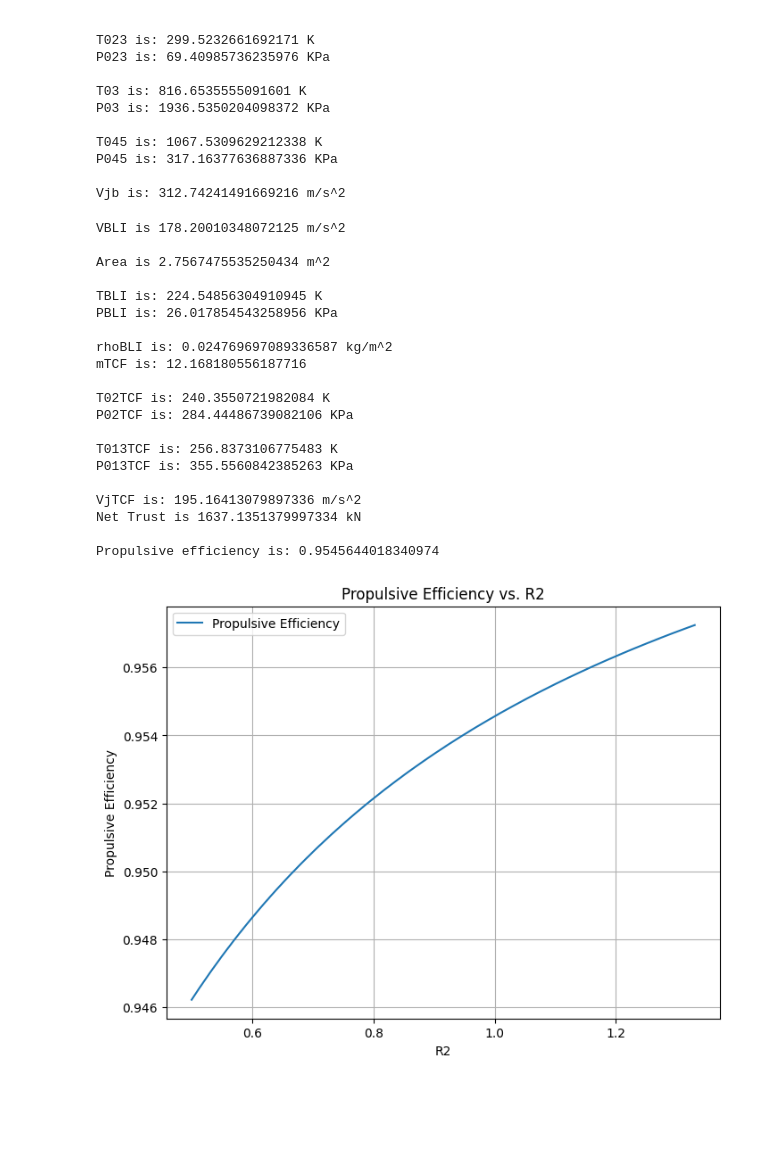
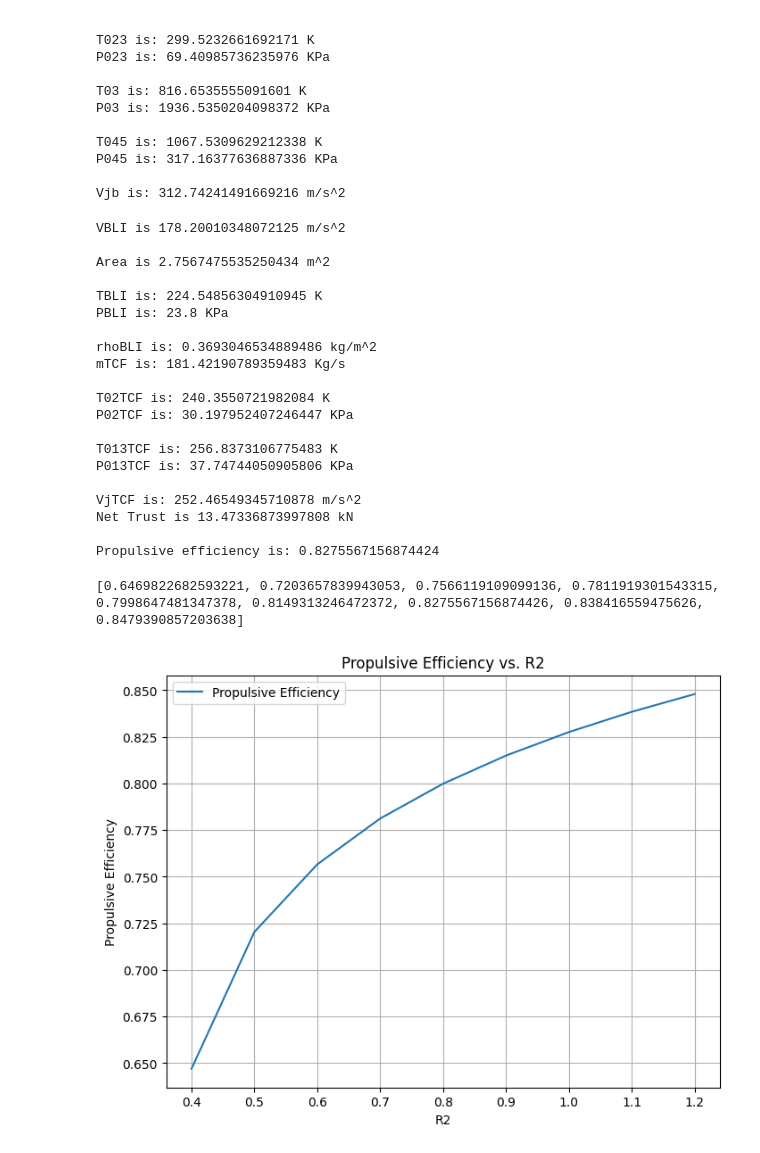
Before and after one commit to Bh00fie/CW1---Aircraft-Propulsion, a Jupyter notebook: CW1_jupiter.ipynb, the cells around one changed output. Drawn from its saved outputs; the diff is of its cells as text; code cells hidden in the pictures; blank space fills up the shorter version.

```diff
--- a/CW1_jupiter.ipynb
+++ b/CW1_jupiter.ipynb
@@ -124,7 +124,8 @@ Area = np.pi*((R2)**2) - np.pi*((R1)**2)
 print(f'Area is {Area} m^2\n')
 
 # Inlet Static State TBLI, TBLI
-ndMach = VBLI/(np.sqrt(cpAir*T02))
+T02BLI = T02
+ndMach = VBLI/(np.sqrt(cpAir*T02BLI))
 
 Minter = [0.57, 0.58, 0.59, 0.60, 0.61, 0.62, 0.63]
 Tinter = [0.9390, 0.9370, 0.9349, 0.9328, 0.9307, 0.9286, 0.9265]
@@ -137,28 +138,29 @@ TBLI = ((VBLI**2)/((MBLI**2)*gammaAir*Rair))
 print(f'TBLI is: {TBLI} K')
 
 # TBLIratio = np.interp(ndMach, ndInter, Tinter)
-# print(TBLIratio*T02)
+# print(f'fff {TBLIratio}')
 
 # Pressure BLI - PBLI
 PBLIratio = np.interp(ndMach, ndInter, Pinter)
-PBLI = P02*PBLIratio
+# PBLI = P02*PBLIratio
+PBLI = Patm
 print(f'PBLI is: {PBLI} KPa \n')
 
 # rhoBLI
-rhoBLI = (Rair*TBLI)/(PBLI*(10**5))
+# rhoBLI = (Rair*TBLI)/(PBLI*(10**5))
+rhoBLI = ((PBLI)/(Rair*TBLI))*1e3
 print(f'rhoBLI is: {rhoBLI} kg/m^2')
-
-# rhoBLIratio = np.interp(ndMach, ndInter, rhoInter) # Calculating the density using the density ration
-# rhoBLI2 = rhoAir*rhoBLIratio
-# print(f'rhoBLI2 is: {rhoBLI2} kg/m^2')
 
 # mass flow
 mTCF = Area*rhoBLI*VBLI
-print(f'mTCF is: {mTCF}\n')
+print(f'mTCF is: {mTCF} Kg/s\n')
 
 # Inlet stagnation state
 T02TCF = TBLI*(1+0.5*(gammaAir-1)*MBLI**2)
-P02TCF = TBLI*((T02/TBLI)**(gammaAir/(gammaAir-1)))
+
+# T02TCF = T02BLI
+P02BLI = PBLI*((1+0.5*(gammaAir-1)*(MBLI**2))**(gammaAir/(gammaAir-1)))
+P02TCF = P02BLI
 print(f'T02TCF is: {T02TCF} K')
 print(f'P02TCF is: {P02TCF} KPa\n')
 
@@ -170,14 +172,13 @@ print(f'P013TCF is: {P013TCF} KPa\n')
 
 # Tail cone Fan jet velocity
 # ---- Velocity is too high, second formula makes more sense
-# VjTCF = np.sqrt(2*cpAir*T013TCF*(1-((Patm/P013TCF)**((gammaAir-1)/gammaAir))))
-VjTCF = (((R2 - R1)/h)**(1/7))*vinf
+VjTCF = np.sqrt(2*cpAir*T013TCF*(1-((Patm/P013TCF)**((gammaAir-1)/gammaAir))))
 print(f'VjTCF is: {VjTCF} m/s^2')
 
 # Net trust
 # ---- Net trust might be too high due to high Tail cone Fan jet velocity
-Fn = mTCF * (Vjb - VBLI) # Flux of momentum leaving the engine - Flux of momentum entering engine (Page 17)
-print(f'Net Trust is {Fn} kN \n')
+Fn = mTCF * (VjTCF - VBLI) # Flux of momentum leaving the engine - Flux of momentum entering engine (Page 17)
+print(f'Net Trust is {Fn*1e-3} kN \n')
 
 # Shaft Power
 
@@ -191,41 +192,43 @@ VBLI is 178.20010348072125 m/s^2
 Area is 2.7567475535250434 m^2
 
 TBLI is: 224.54856304910945 K
-PBLI is: 26.017854543258956 KPa
+PBLI is: 23.8 KPa
 
-rhoBLI is: 0.024769697089336587 kg/m^2
-mTCF is: 12.168180556187716
+rhoBLI is: 0.3693046534889486 kg/m^2
+mTCF is: 181.42190789359483 Kg/s
 
 T02TCF is: 240.3550721982084 K
-P02TCF is: 284.44486739082106 KPa
+P02TCF is: 30.197952407246447 KPa
 
 T013TCF is: 256.8373106775483 K
-P013TCF is: 355.5560842385263 KPa
+P013TCF is: 37.74744050905806 KPa
 
-VjTCF is: 195.16413079897336 m/s^2
-Net Trust is 1637.1351379997334 kN
+VjTCF is: 252.46549345710878 m/s^2
+Net Trust is 13.47336873997808 kN
 
-Propulsive efficiency is: 0.9545644018340974
+Propulsive efficiency is: 0.8275567156874424
 # %%
 # Define a range of values for "r"
-r_values = np.arange(0.5, 1.34, 0.01)
+r_values = np.arange(0.4, 1.25, 0.1)
 
 # Calculate propulsive efficiency for each "r" value
 prop_efficiency_values = []
 for R2 in r_values:
     VBLI = vinf * (h**(-1/7))*(((7/16)*((R2-R1)**(16/7)))+(7/9)*R1*((R2-R1)**(9/7)))/(((7/15)*((R2-R1)**(15/7)))+(7/8)*R1*((R2-R1)**(8/7)))
-    VjTCF = (((R2 - R1) / h) ** (1/7)) * vinf
+    VjTCF = np.sqrt(2*cpAir*T013TCF*(1-((Patm/P013TCF)**((gammaAir-1)/gammaAir))))
     nProp = (2 * VBLI) / (VjTCF + VBLI)
     prop_efficiency_values.append(nProp)
 
+print(prop_efficiency_values)
 # Create the graph
 plt.figure(figsize=(8, 6))
 plt.plot(r_values, prop_efficiency_values,label="Propulsive Efficiency")
 plt.xlabel("R2")
 plt.ylabel("Propulsive Efficiency")
 plt.title("Propulsive Efficiency vs. R2")
 plt.grid(True)
 plt.legend()
 plt.show()
 # %% [output]
+[0.6469822682593221, 0.7203657839943053, 0.7566119109099136, 0.7811919301543315, 0.7998647481347378, 0.8149313246472372, 0.8275567156874426, 0.838416559475626, 0.8479390857203638]
-[figure, old version]
+[figure, new version]
```
